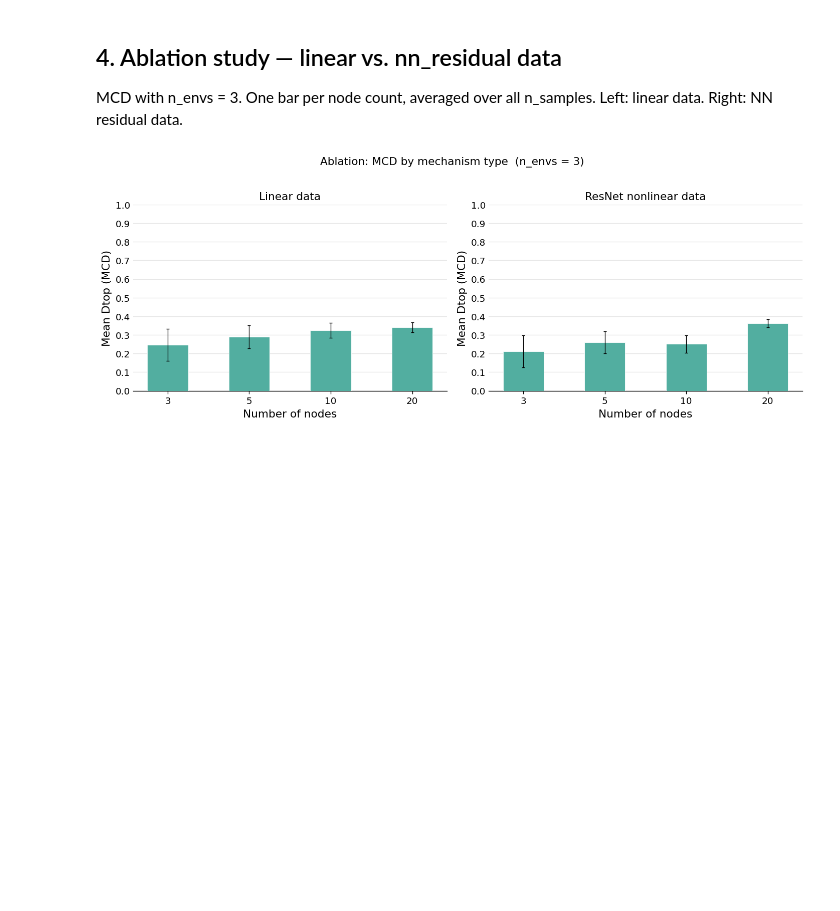
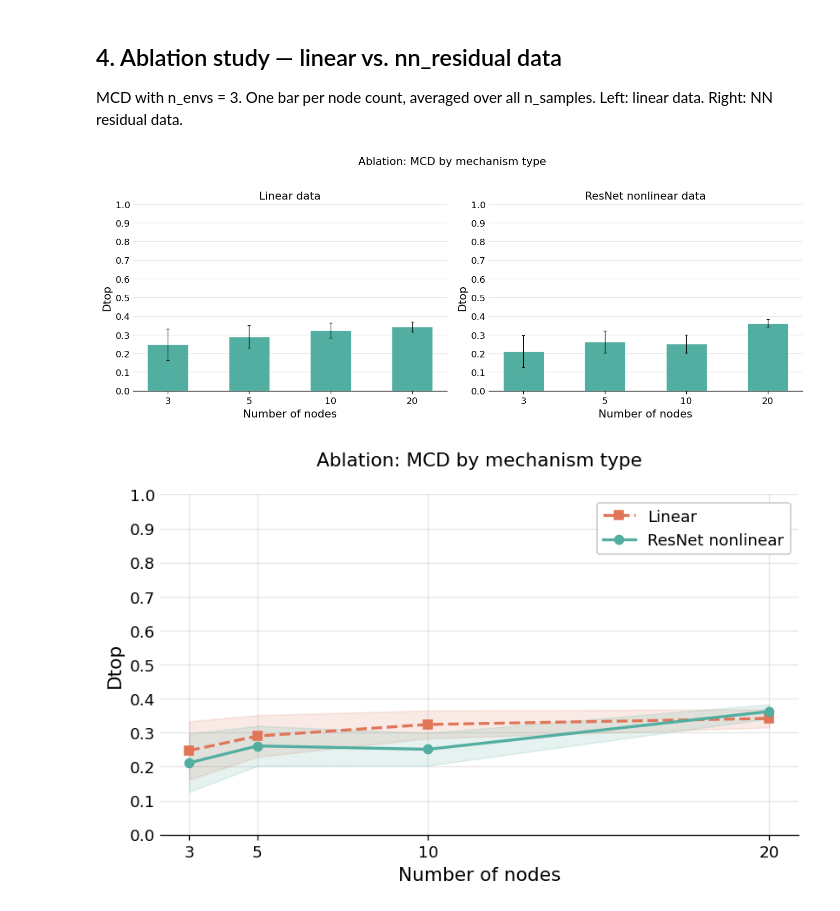
Before and after one commit to francescomontagna/mcd, a Jupyter notebook: paper_plots.ipynb, the cells around one changed output. Drawn from its saved outputs; the diff is of its cells as text; code cells hidden in the pictures; blank space fills up the shorter version.

```diff
--- a/paper_plots.ipynb
+++ b/paper_plots.ipynb
@@ -337,7 +392,7 @@ for ax, (mech, title) in zip(axes, ABLATION_DATA):
            capsize=ERR_KW["capsize"], error_kw=ERR_KW,
            color="#52AEA0", edgecolor="white", linewidth=0.5, width=0.5, zorder=3)
     ax.set_xlabel("Number of nodes")
-    ax.set_ylabel("Mean Dtop (MCD)")
+    ax.set_ylabel("Dtop")
     ax.set_ylim(0, 1.0)
     ax.set_yticks(np.arange(0, 1.01, 0.1))
     ax.set_xticks(range(len(d_values)))
@@ -350,4 +405,64 @@ plt.tight_layout()
 plt.savefig(PLOTS_DIR / "paper_ablation.pdf", bbox_inches="tight")
 plt.show()
 # %% [output]
-[figure, old version]
+[figure, new version]
+# %%
+## 4b. Ablation — merged line+marker style (both mechanisms on one figure)
+
+mech_colors = {"linear": "#E07558", "nn_residual": "#52AEA0"}
+mech_labels = {"linear": "Linear", "nn_residual": "ResNet nonlinear"}
+mech_ls     = {"linear": "--",      "nn_residual": "-"}
+mech_mark   = {"linear": "s",       "nn_residual": "o"}
+
+# collect all d values across both mechanisms for consistent x-axis
+all_d_vals = set()
+for mech in mech_labels:
+    df_tmp = load_csv("mcd-hsic", 3, mech)
+    if df_tmp is not None:
+        all_d_vals.update(df_tmp["d"].unique())
+all_d_vals = sorted(all_d_vals)
+
+fig, ax = plt.subplots(figsize=(7, 4.5))
+style_ax(ax)
+
+for mech, label in mech_labels.items():
+    df = load_csv("mcd-hsic", 3, mech)
+    if df is None:
+        continue
+    d_vals = sorted(df["d"].unique())
+    means, cis = [], []
+    for d in d_vals:
+        vals = df.loc[df["d"] == d, "dtop"].values
+        means.append(np.mean(vals) if len(vals) > 0 else np.nan)
+        cis.append(ci95(vals) if len(vals) > 0 else 0.0)
+
+    means = np.array(means)
+    cis   = np.array(cis)
+    valid = ~np.isnan(means)
+    ax.plot(
+        np.array(d_vals)[valid], means[valid],
+        linestyle=mech_ls[mech], marker=mech_mark[mech],
+        color=mech_colors[mech], linewidth=2,
+        markersize=6, label=label, zorder=3,
+    )
+    ax.fill_between(
+        np.array(d_vals)[valid],
+        (means - cis)[valid], (means + cis)[valid],
+        color=mech_colors[mech], alpha=0.15, zorder=2,
+    )
+
+ax.set_xlabel("Number of nodes")
+ax.set_ylabel("Dtop")
+ax.set_ylim(0, 1.0)
+ax.set_yticks(np.arange(0, 1.01, 0.1))
+ax.set_xticks(all_d_vals)
+leg = ax.legend(loc="lower center", bbox_to_anchor=(0.5, 1.06), ncol=2, framealpha=1)
+fix_legend(ax.legend())
+ax.grid(alpha=0.3, zorder=0)
+ax.set_title("Ablation: MCD by mechanism type\n")
+plt.tight_layout()
+# plt.suptitle("Ablation: MCD by mechanism type\n", fontsize=13, y=1.01)
+plt.savefig(PLOTS_DIR / "paper_ablation_lines.pdf", bbox_inches="tight")
+plt.show()
+# %% [output]
+[figure, added]
```
Also changed, not shown: parts of 6 cells of this notebook.
